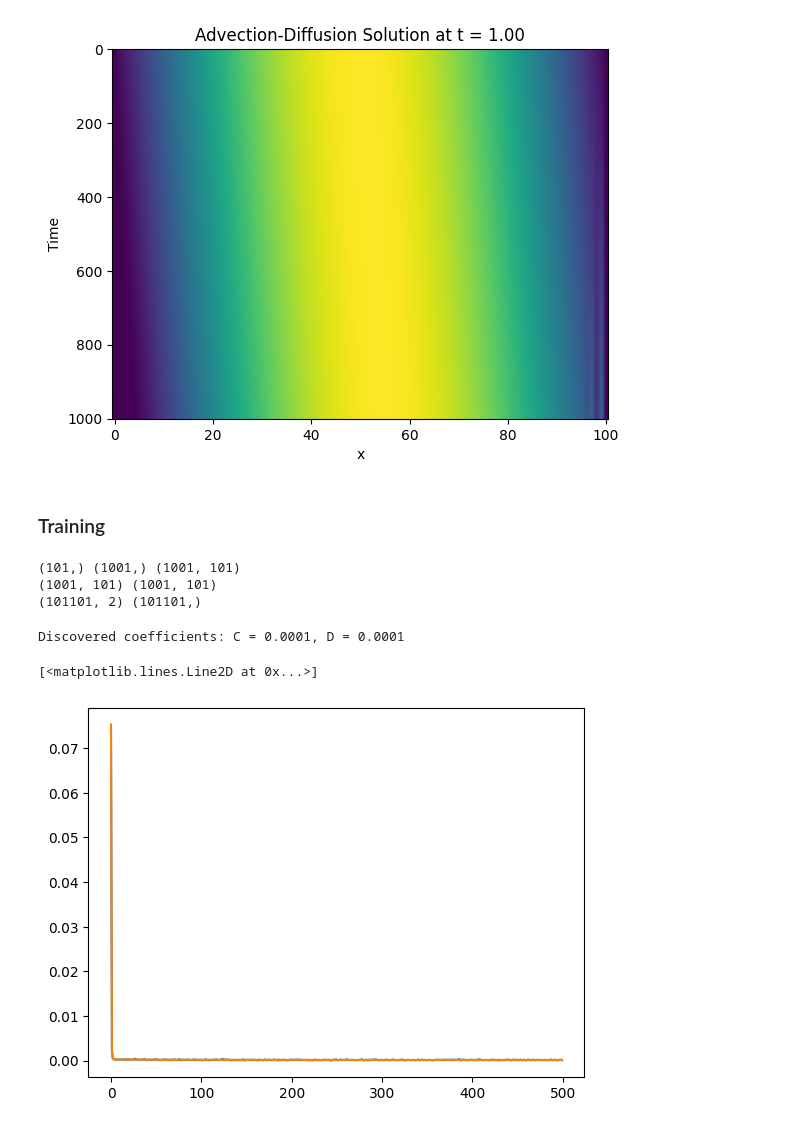
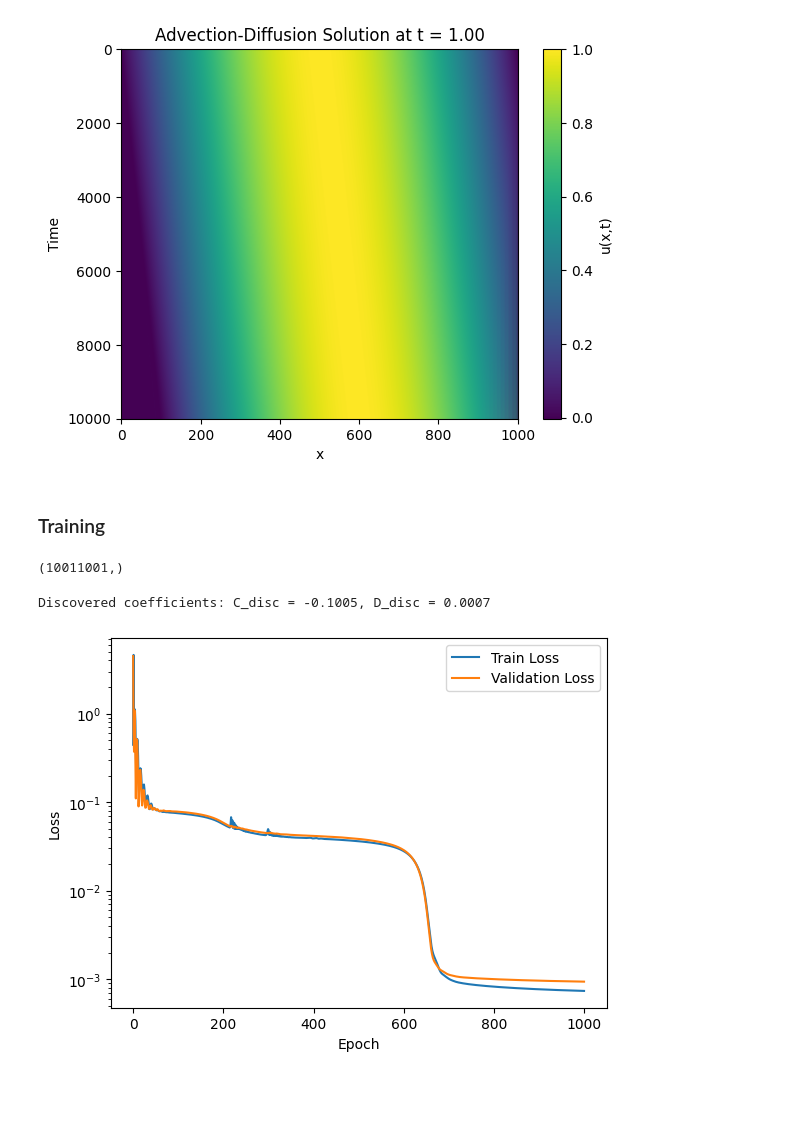
Before and after one commit to gbellume/SML, a Jupyter notebook: sindy.ipynb, the cells around one changed output. Cells and saved outputs as stored; diff of their text form; code cells hidden in the pictures; blank space fills up the shorter version.

```diff
--- a/sindy.ipynb
+++ b/sindy.ipynb
@@ -13,39 +13,40 @@ def advection_diffusion(u, C, D, dx):
     du_dxx = (u[2:] - 2 *u[1:-1] + u[:-2]) / (dx ** 2)  # Second derivative
 
     # Compute the time derivative using the advection-diffusion equation
-    du_dt = -C * du_dx + D * du_dxx
+    du_dt = C * du_dx + D * du_dxx
 
     return du_dt
 
 # Define coefficients
-C = 0.05  # Advection coefficient
+C = -0.1  # Advection coefficient
 D = 0  # Diffusion coefficient
 
-dx, dt = 0.01, 0.001
+dx, dt = 0.001, 0.0001
 x = np.arange(0, 1 + dx, dx)
 t_final = 1.0
 t_vet = np.arange(0, t_final + dt, dt)
 
 # Enforcement of boundary conditions
 u0 = np.sin(np.pi * x)
 u_matrix = np.zeros((int(t_final/dt) + 1, len(x)))
 u_matrix[0, :] = u0
 u_matrix[:, 0] = 0          # Boundary condition at x=0
 u_matrix[:, -1] = 0         # Boundary condition at x=1
 
 # Integration with forward Euler method
 for (i, t) in enumerate(t_vet[1:]):
     du_dt = advection_diffusion(u_matrix[i, :], C, D, dx)
     u_matrix[i+1, 1:-1] = u_matrix[i, 1:-1] + du_dt * dt
 
 # Plot the results on a heatmap to resemble 3d graph
 plt.imshow(u_matrix, aspect='auto', cmap='viridis')
+plt.colorbar(label='u(x,t)')
 plt.xlabel('x')
 plt.ylabel('Time')
 plt.title('Advection-Diffusion Solution at t = {:.2f}'.format(t_final))
 plt.show()
 # %% [output]
-[figure, old version]
+[figure, new version]
 # %% [markdown]
 ### Training
 # %%
@@ -129,14 +144,10 @@ class ModelDiscovery(FNN):
 # %%
 # Lets convert the data from the PDE to trainable data for SINDy
-print(x.shape, t_vet.shape, u_matrix.shape)
 xt, tt = np.meshgrid(x, t_vet)
-print(xt.shape, tt.shape)
 X_numpy = np.column_stack((tt.flatten(), xt.flatten()))
 U_numpy = u_matrix.flatten()
-print(X_numpy.shape, U_numpy.shape)
+print(U_numpy.shape)
 # %% [output]
-(101,) (1001,) (1001, 101)
-(1001, 101) (1001, 101)
-(101101, 2) (101101,)
+(10011001,)
 # %%
 X, U = torch.tensor(X_numpy, device=device, dtype=dtype), torch.tensor(U_numpy, device=device, dtype=dtype)
@@ -148,8 +166,11 @@ hys_loss, val_loss, C, D = sindy.train_model(xt_train, U_train, batch_size=512,
 # %%
-print(f"Discovered coefficients: C = {C[-1]:.4f}, D = {D[-1]:.4f}")
-plt.plot(C)
-plt.plot(D)
+print(f"Discovered coefficients: C_disc = {C_disc:.4f}, D_disc = {D_disc:.4f}")
+plt.semilogy(loss_history, label='Train Loss')
+plt.semilogy(val_loss, label='Validation Loss')
+plt.xlabel('Epoch')
+plt.ylabel('Loss')
+plt.legend()
+plt.show()
 # %% [output]
-Discovered coefficients: C = 0.0001, D = 0.0001
+Discovered coefficients: C_disc = -0.1005, D_disc = 0.0007
-[<matplotlib.lines.Line2D at 0x...>]
-[figure, old version]
+[figure, new version]
```
Also changed, not shown: parts of 3 cells of this notebook, 1 other file.
